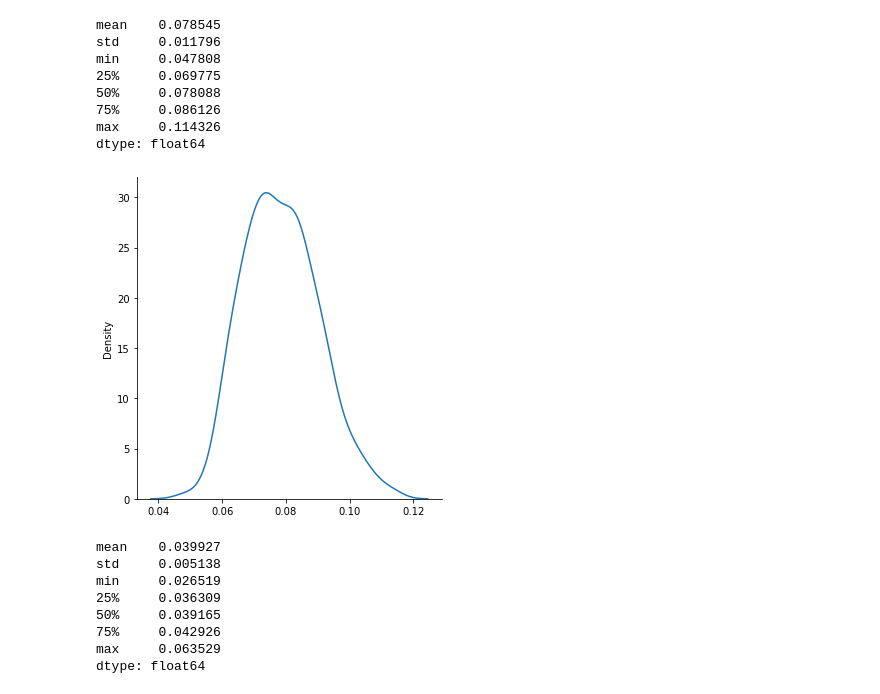
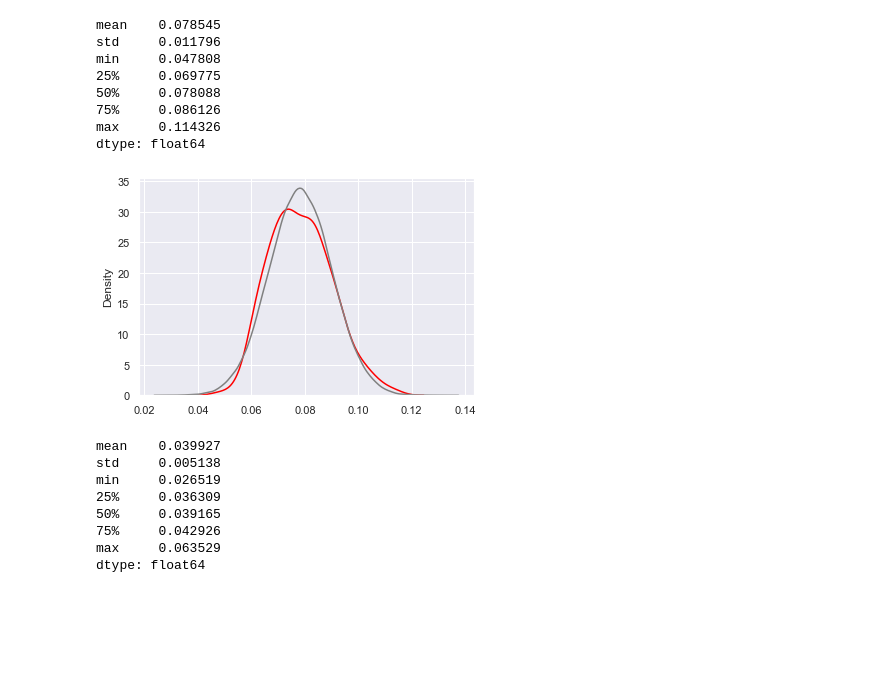
Before and after one commit to themattonthefloor/LOX, a Jupyter notebook: notebooks/student_evaluation.ipynb, the cells around one changed output. Saved outputs shown, nothing was run; the diff lists cells and outputs as text; code cells hidden in the pictures; blank space fills up the shorter version.

```diff
--- a/notebooks/student_evaluation.ipynb
+++ b/notebooks/student_evaluation.ipynb
@@ -91,10 +95,14 @@ min     0.047808
 75%     0.086126
 max     0.114326
 dtype: float64
-# %%
-# Distribution of relative uncertainties of optical depth
-sns.displot(od_uncertainty_pct, kind='kde')
-plt.show()
-# %% [output]
-[figure, removed]
+# %%
+# Distribution of relative uncertainties of optical depth compared to a normal distribution
+fig, ax = plt.subplots()
+sns.kdeplot(od_uncertainty_pct,ax=ax,color='red')
+normal = np.random.normal(loc=od_uncertainty_pct.mean(),\
+    scale=od_uncertainty_pct.std(),size=10**5)
+sns.kdeplot(normal,ax=ax,color='grey')
+plt.show()
+# %% [output]
+[figure, added]
 # %%
```
Also changed, not shown: parts of 23 cells of this notebook.
